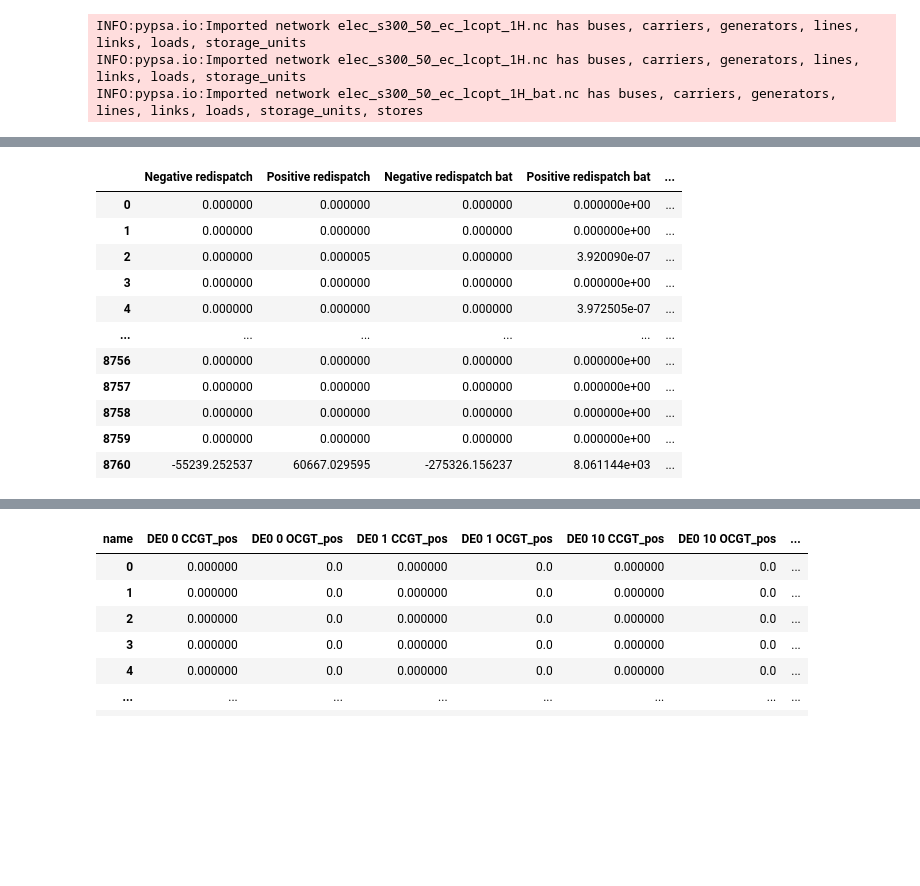
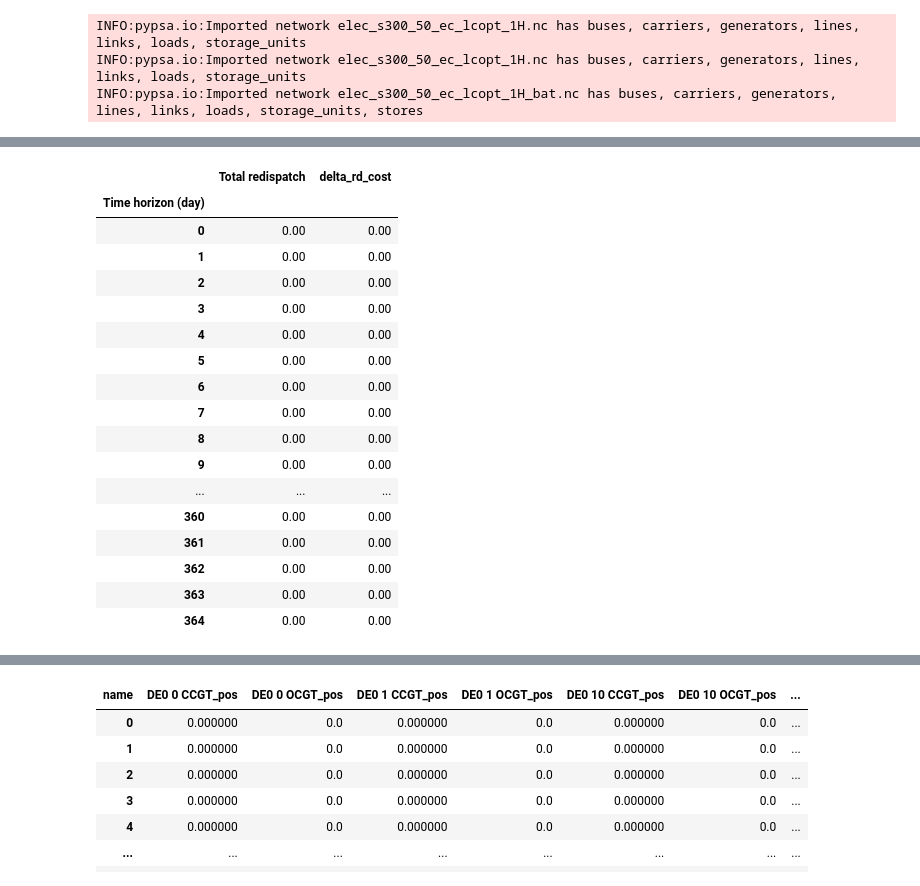
Before and after one commit to WillemDafoe42/pypsa-eur, a Jupyter notebook: Jupyter Notebook/Pypsa-eur analysis.ipynb, the cells around one changed output, grey strips where cells are left out. Cells and saved outputs as stored; diff of their text form; code cells hidden in the pictures; blank space fills up the shorter version.

```diff
--- a/Jupyter Notebook/Pypsa-eur analysis.ipynb
+++ b/Jupyter Notebook/Pypsa-eur analysis.ipynb
@@ -7,6 +7,7 @@ import cartopy.crs as ccrs
 import pandas as pd
 import numpy as np
 import pickle as pkl
+from sklearn.preprocessing import MinMaxScaler
 import glob
 
 plt.style.use ("bmh")
@@ -24,7 +25,7 @@ from sklearn_extra.cluster import KMedoids
 
 # Display options
 pd.set_option('display.max_columns', None)
-pd.set_option('display.max_rows', 20)
+pd.set_option('display.max_rows', 365)
 # %%
 def set_parameters_from_optimized(n, n_optim):
     '''
@@ -986,5 +987,6 @@ df_obj["delta_rd_cost"] = df_obj["delta_curtailment_cost"] + df_obj["delta_ramp_
 
 # create dataframe for daily redispatch
 df_obj_day = df_obj.groupby(np.arange(len(df_obj))//24).sum()
+df_obj_day.index.rename("Time horizon (day)", inplace = True)
 display(df_obj_day)
 # %% [output]
@@ -1010,54 +1016,97 @@ display(df_obj_day)
 cols_rd = [column for column in list(network_rd.generators_t.p) if "pos" in column or "neg" in column]
 df_rd_p = network_rd.generators_t.p[cols_rd]
 df_rd_p_bat = network_rd_bat.generators_t.p[cols_rd]
 # sum of positive redispatch
 cols_pos = [column for column in list(df_rd_p) if "pos" in column]
 df_rd_p["Positive redispatch"] = df_rd_p.loc[:,cols_pos].sum(axis = 1)
-df_rd_p_bat["Positive redispatch"] = df_rd_p_bat.loc[:,cols_pos].sum(axis = 1)
+df_rd_p_bat["Positive redispatch bat"] = df_rd_p_bat.loc[:,cols_pos].sum(axis = 1)
 # sum of negative redispatch
-cols_neg = [column for column in list(df_rd_p) if "neg" in column]
+cols_neg = [column for column in list(df_rd_p_bat) if "neg" in column]
 df_rd_p["Negative redispatch"] = df_rd_p.loc[:,cols_neg].sum(axis = 1)
-df_rd_p_bat["Negative redispatch"] = df_rd_p_bat.loc[:,cols_neg].sum(axis = 1)
+df_rd_p_bat["Negative redispatch bat"] = df_rd_p_bat.loc[:,cols_neg].sum(axis = 1)
 
 # Difference of redispatch (pos/neg) and total redispatch datarame
 df_bat_nobat = pd.concat([df_rd_p[["Negative redispatch", "Positive redispatch"]],
-                             df_rd_p_bat[["Negative redispatch", "Positive redispatch"]]],
+                             df_rd_p_bat[["Negative redispatch bat", "Positive redispatch bat"]]],
                             axis = 1)
-df_bat_nobat.columns = ["Negative redispatch", "Positive redispatch",
-                       "Negative redispatch bat", "Positive redispatch bat"]
+
 # differences in redispatch bat vs no bat
+df_bat_nobat = df_bat_nobat.round(2)
 df_bat_nobat["Difference in curtailment"] = df_bat_nobat.iloc[:,2] - df_bat_nobat.iloc[:,0]
 df_bat_nobat["Difference in ramp-up"] = df_bat_nobat.iloc[:,3] - df_bat_nobat.iloc[:,1]
-df_bat_nobat["Total redispatch"] = abs(df_bat_nobat.loc[:,["Negative redispatch",
-                                                           "Positive redispatch"]]).sum(axis = 1)
-df_bat_nobat["Total redispatch bat"] = abs(df_bat_nobat.loc[:,["Negative redispatch bat",
-                                                "Positive redispatch bat"]]).sum(axis = 1)
+df_bat_nobat["Total redispatch"] = abs(df_bat_nobat["Negative redispatch"]) + abs(df_bat_nobat["Positive redispatch"])
+df_bat_nobat["Total redispatch bat"] = abs(df_bat_nobat["Negative redispatch bat"]) + abs(df_bat_nobat["Positive redispatch bat"])
 df_bat_nobat["Total redispatch difference"] = df_bat_nobat["Total redispatch bat"] - df_bat_nobat["Total redispatch"]
 df_bat_nobat.index.rename("Time horizon (hour)", inplace = True)
 df_bat_nobat = df_bat_nobat.append(df_bat_nobat.sum(axis = 0), ignore_index = True)
-display(df_bat_nobat)
 
 # Analyze: are the days of most cost reduction also the days of most redispatch power in the no_bat scenario?
+# --------------
+
+def get_dtw_diff_matrix(cols:list):
+    """
+    From a list of column names referring to a pandas dataframe with series as columns, compute a distance matrix by computing the
+    DTW distance of all pairwise combinations of series. I take the column names as input so it does reduce the complexity when indexing.
+    """
+    diff_matrix = {}
+    cross = itertools.product(cols, cols)
+    for (col1, col2) in cross:
+        series1 = df_dtw[col1]
+        series2 = df_dtw[col2]
+        #print(series1,series2)
+        # measure difference dtw
+        diff = dtw(series1,
+                   series2,
+                   keep_internals=True,
+                   step_pattern=rabinerJuangStepPattern(2, "c")).normalizedDistance
+        diff_matrix[(col1 , col2)] = [diff]
+    # convert to pandas dataframe
+    dtw_diff_df = pd.DataFrame(diff_matrix).T.reset_index()\
+      .rename(columns = {"level_0":"Delta_obj_day", "level_1":"Total redispatch", 0:"diff"})\
+      .pivot_table(index = "Delta_obj_day", columns = "Total redispatch", values = "diff")
+    return dtw_diff_df
+
+
+
+# Create dtw dataframe and scale it so that dynamic time warping can be applied
 df_bat_nobat_day = df_bat_nobat.iloc[:-1].groupby(np.arange(len(df_obj))//24).sum()
-display(df_bat_nobat_day)
+df_bat_nobat_day.index.rename("Time horizon (day)", inplace = True)
+df_dtw = pd.concat([df_bat_nobat_day["Total redispatch"], - df_obj_day["delta_rd_cost"]], axis = 1).round(2)
+df_dtw[df_dtw == -0.0] = 0
+scaler = MinMaxScaler()
+df_dtw[["Total redispatch","delta_rd_cost"]] = scaler.fit_transform(df_dtw[["Total redispatch","delta_rd_cost"]])
+
+
+display(df_dtw)
+
+
+
 
 
 
 #### TODO: CHECK WHETHER POSITIVE AND NEGATIVE POWER STATS ARE CORRECT
 
+
+
 # # Dispatch time series
 # df_dispatch_t = network.generators_t.p.copy()
 # df_dispatch_t["Sum"] = df_dispatch_t.sum(axis = 1)
 # %% [output]
-|  | Negative redispatch | Positive redispatch | Negative redispatch bat | Positive redispatch bat | ... |
-| 0 | 0.000000 | 0.000000 | 0.000000 | 0.000000e+00 | ... |
-| 1 | 0.000000 | 0.000000 | 0.000000 | 0.000000e+00 | ... |
-| 2 | 0.000000 | 0.000005 | 0.000000 | 3.920090e-07 | ... |
-| 3 | 0.000000 | 0.000000 | 0.000000 | 0.000000e+00 | ... |
-| 4 | 0.000000 | 0.000000 | 0.000000 | 3.972505e-07 | ... |
-| ... | ... | ... | ... | ... | ... |
-| 8756 | 0.000000 | 0.000000 | 0.000000 | 0.000000e+00 | ... |
-| 8757 | 0.000000 | 0.000000 | 0.000000 | 0.000000e+00 | ... |
-| 8758 | 0.000000 | 0.000000 | 0.000000 | 0.000000e+00 | ... |
-| 8759 | 0.000000 | 0.000000 | 0.000000 | 0.000000e+00 | ... |
-| 8760 | -55239.252537 | 60667.029595 | -275326.156237 | 8.061144e+03 | ... |
+|  | Total redispatch | delta_rd_cost |
+| Time horizon (day) |  |  |
+| 0 | 0.00 | 0.00 |
+| 1 | 0.00 | 0.00 |
+| 2 | 0.00 | 0.00 |
+| 3 | 0.00 | 0.00 |
+| 4 | 0.00 | 0.00 |
+| 5 | 0.00 | 0.00 |
+| 6 | 0.00 | 0.00 |
+| 7 | 0.00 | 0.00 |
+| 8 | 0.00 | 0.00 |
+| 9 | 0.00 | 0.00 |
+| ... | ... | ... |
+| 360 | 0.00 | 0.00 |
+| 361 | 0.00 | 0.00 |
+| 362 | 0.00 | 0.00 |
+| 363 | 0.00 | 0.00 |
+| 364 | 0.00 | 0.00 |
```
Also changed, not shown: parts of 2 cells of this notebook, 5 other files.
